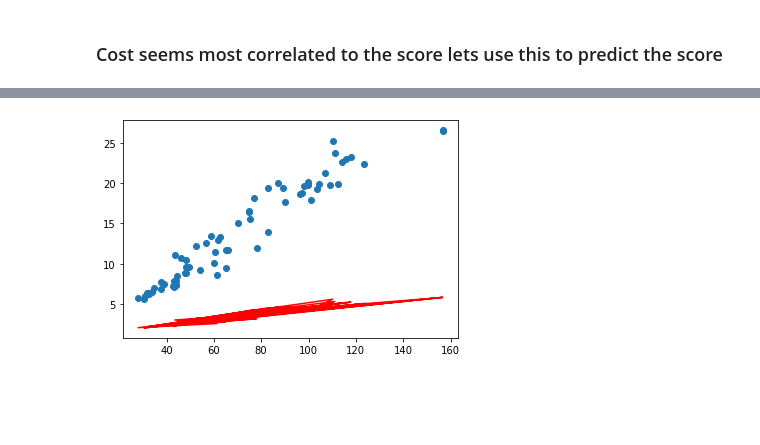
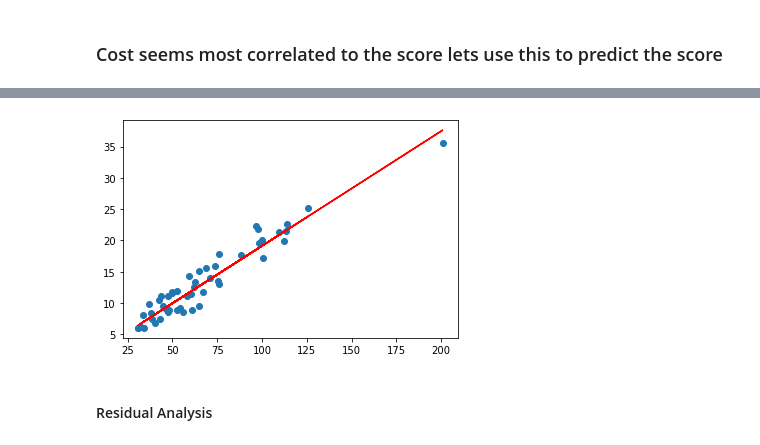
Before and after one commit to akollikonda/DS-Projects, a Jupyter notebook: notebooks/regression.ipynb, the cells around one changed output, grey strips where cells are left out. Saved outputs shown, nothing was run; the diff lists cells and outputs as text; code cells hidden in the pictures; blank space fills up the shorter version.

```diff
--- a/notebooks/regression.ipynb
+++ b/notebooks/regression.ipynb
@@ -74,7 +75,7 @@ plt.show()
 X = df['Cost']
 y = df['Score']
 
-X_train,X_test,y_train,y_test = train_test_split(X,y,train_size=0.67)
+X_train,X_test,y_train,y_test = train_test_split(X,y,train_size=0.75,test_size=0.25,random_state=42)
 # %%
 lr = sn.OLS(y_train,X_train).fit()
 # %%
@@ -151,8 +152,10 @@ y_test_fitted = lr_1.predict(X_test_with_intercept)
 # %%
 plt.scatter(X_test,y_test)
 
-plt.plot(X_test,b0+b1*y_test,'r')
+plt.plot(X_test,y_test_fitted,'r')
 
 plt.show()
 # %% [output]
-[figure, old version]
+[figure, new version]
+# %% [markdown]
+#### Residual Analysis
```
Also changed, not shown: parts of 14 cells of this notebook, 3 other files.
